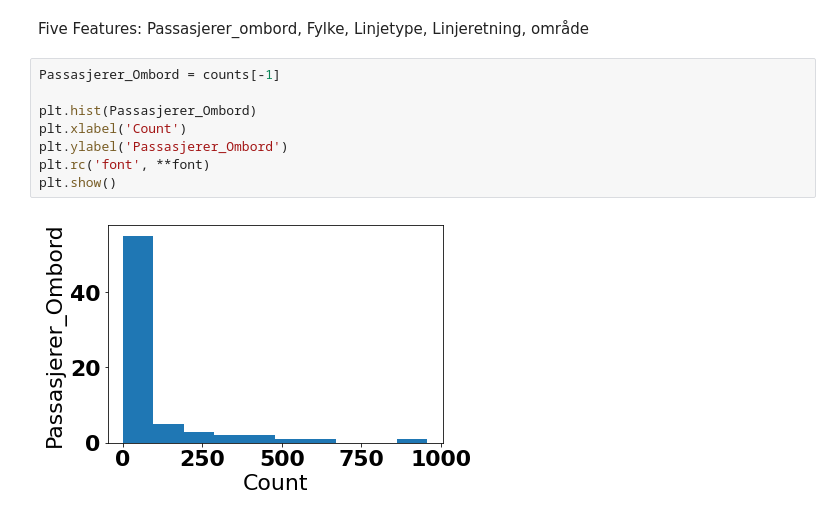
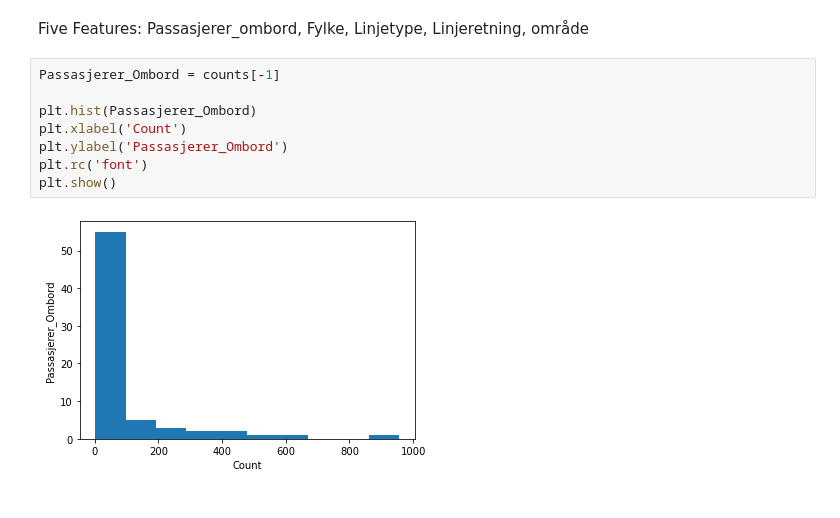
Before and after one commit to ThomasJRye/DAVE3625, a Jupyter notebook: Assignment1/Task1.ipynb, the cells around one changed output. Drawn from its saved outputs; the diff is of its cells as text.

```diff
--- a/Assignment1/Task1.ipynb
+++ b/Assignment1/Task1.ipynb
@@ -19,13 +23,13 @@ Passasjerer_ombord, Fylke, Linjetype, Linjeretning, område
 # %%
 Passasjerer_Ombord = counts[-1]
 
 plt.hist(Passasjerer_Ombord)
 plt.xlabel('Count')
 plt.ylabel('Passasjerer_Ombord')
-plt.rc('font', **font)
+plt.rc('font')
 plt.show()
 # %% [output]
-[figure, old version]
+[figure, new version]
 # %%
 fylke = counts[4]
 fylke_counts = [x for x in fylke]
```
Also changed, not shown: parts of 7 cells of this notebook.
